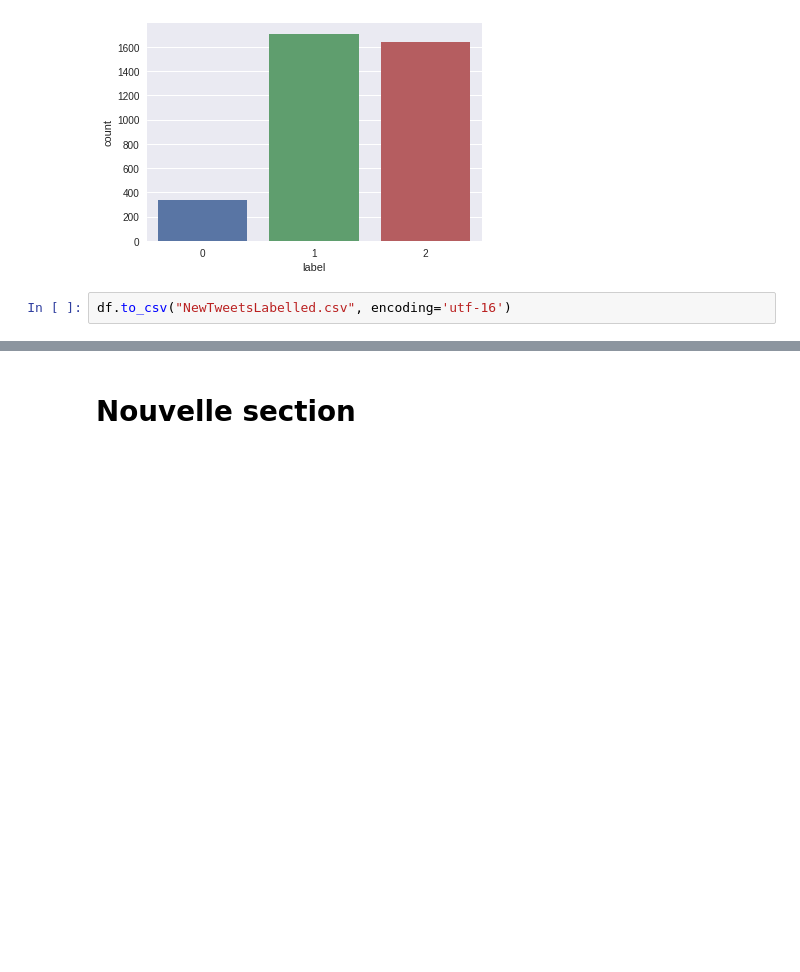
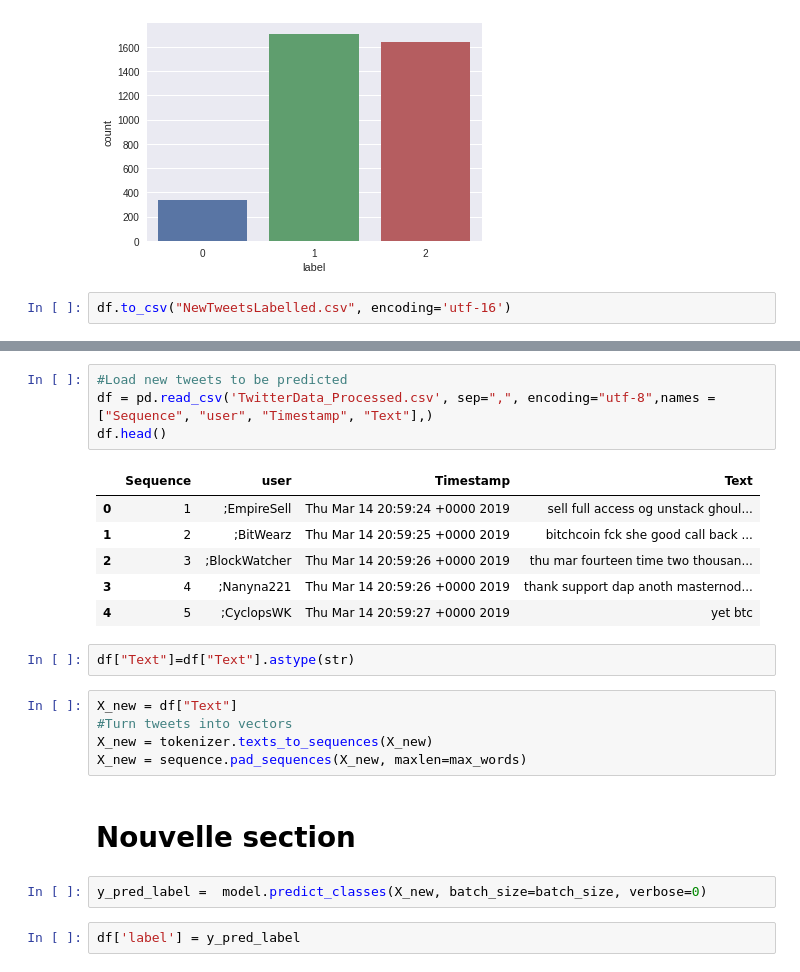
Before and after one commit to C3st0/CryptoCurrenciesSocialMedia, a Jupyter notebook: NeuralNetworksSentimentAnalysis/ColabTweetsSentimentAnalysis.ipynb, the cells around one changed output, grey strips where cells are left out. Saved outputs shown, nothing was run; the diff lists cells and outputs as text; blank space fills up the shorter version.

```diff
--- a/NeuralNetworksSentimentAnalysis/ColabTweetsSentimentAnalysis.ipynb
+++ b/NeuralNetworksSentimentAnalysis/ColabTweetsSentimentAnalysis.ipynb
@@ -426,2 +439,24 @@ df.to_csv("NewTweetsLabelled.csv", encoding='utf-16')
+# %%
+#Load new tweets to be predicted
+df = pd.read_csv('TwitterData_Processed.csv', sep=",", encoding="utf-8",names = ["Sequence", "user", "Timestamp", "Text"],)
+df.head()
+# %% [output]
+|  | Sequence | user | Timestamp | Text |
+| 0 | 1 | ;EmpireSell | Thu Mar 14 20:59:24 +0000 2019 | sell full access og unstack ghoul... |
+| 1 | 2 | ;BitWearz | Thu Mar 14 20:59:25 +0000 2019 | bitchcoin fck she good call back ... |
+| 2 | 3 | ;BlockWatcher | Thu Mar 14 20:59:26 +0000 2019 | thu mar fourteen time two thousan... |
+| 3 | 4 | ;Nanyna221 | Thu Mar 14 20:59:26 +0000 2019 | thank support dap anoth masternod... |
+| 4 | 5 | ;CyclopsWK | Thu Mar 14 20:59:27 +0000 2019 | yet btc |
+# %%
+df["Text"]=df["Text"].astype(str)
+# %%
+X_new = df["Text"]
+#Turn tweets into vectors
+X_new = tokenizer.texts_to_sequences(X_new)
+X_new = sequence.pad_sequences(X_new, maxlen=max_words)
 # %% [markdown]
 # Nouvelle section
+# %%
+y_pred_label =  model.predict_classes(X_new, batch_size=batch_size, verbose=0)
+# %%
+df['label'] = y_pred_label
```
Also changed, not shown: parts of 8 cells of this notebook.
